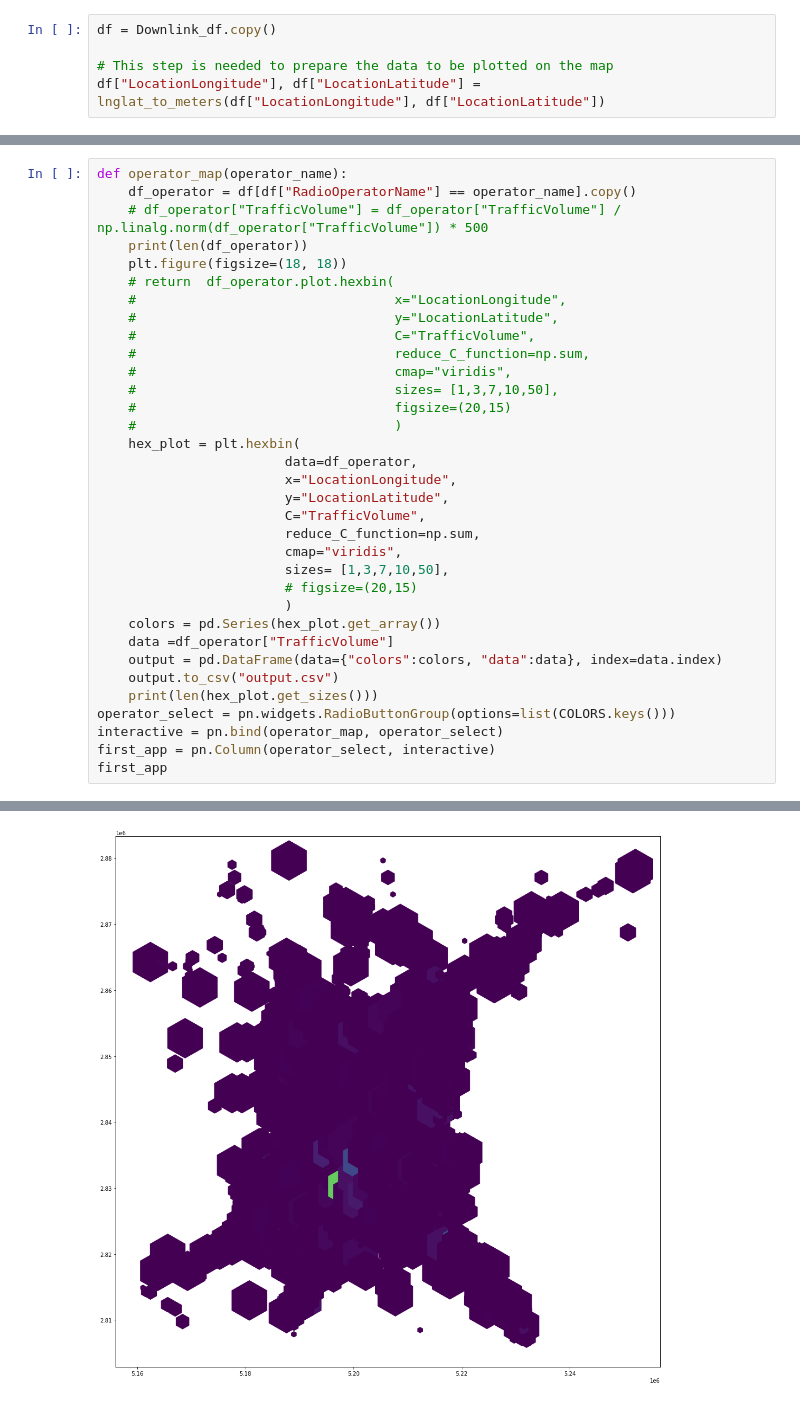
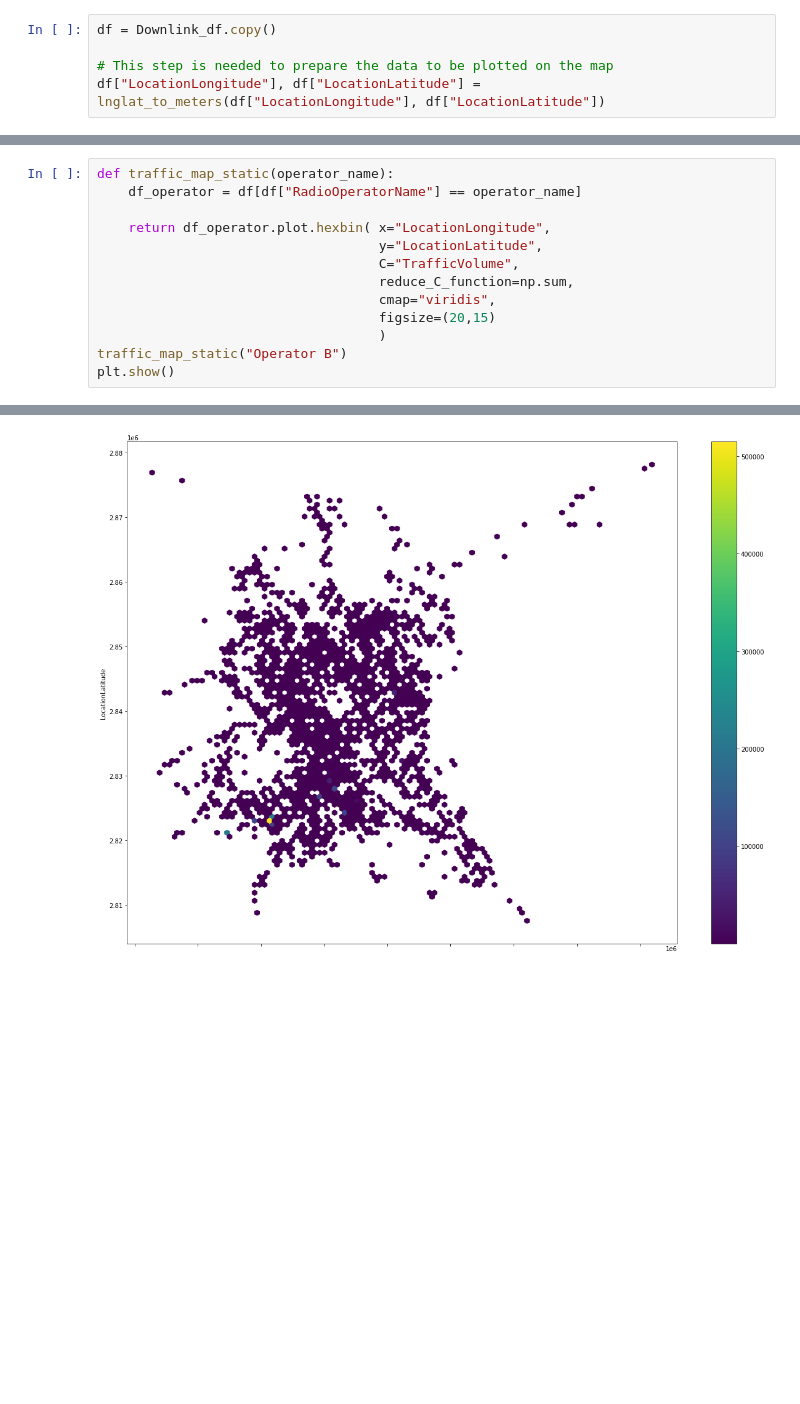
Before and after one commit to medhatfawzy/AI-Telecom, a Jupyter notebook: 2.Traffic_Volume.ipynb, the cells around one changed output, grey strips where cells are left out. Drawn from its saved outputs; the diff is of its cells as text; blank space fills up the shorter version.

```diff
--- a/2.Traffic_Volume.ipynb
+++ b/2.Traffic_Volume.ipynb
@@ -408,35 +432,14 @@ BokehModel(combine_events=True, render_bundle={'docs_json': {'b9aa3d9c-be86-45bb
 # %%
-def operator_map(operator_name):
-    df_operator = df[df["RadioOperatorName"] == operator_name].copy()
-    # df_operator["TrafficVolume"] = df_operator["TrafficVolume"] / np.linalg.norm(df_operator["TrafficVolume"]) * 500
-    print(len(df_operator))
-    plt.figure(figsize=(18, 18))
-    # return  df_operator.plot.hexbin(
-    #                                 x="LocationLongitude",
-    #                                 y="LocationLatitude",
-    #                                 C="TrafficVolume",
-    #                                 reduce_C_function=np.sum,
-    #                                 cmap="viridis",
-    #                                 sizes= [1,3,7,10,50],
-    #                                 figsize=(20,15)
-    #                                 )
-    hex_plot = plt.hexbin(
-                        data=df_operator,
-                        x="LocationLongitude",
-                        y="LocationLatitude",
-                        C="TrafficVolume",
-                        reduce_C_function=np.sum,
-                        cmap="viridis",
-                        sizes= [1,3,7,10,50],
-                        # figsize=(20,15)
-                        )
-    colors = pd.Series(hex_plot.get_array())
-    data =df_operator["TrafficVolume"]
-    output = pd.DataFrame(data={"colors":colors, "data":data}, index=data.index)
-    output.to_csv("output.csv")
-    print(len(hex_plot.get_sizes()))
-operator_select = pn.widgets.RadioButtonGroup(options=list(COLORS.keys()))
-interactive = pn.bind(operator_map, operator_select)
-first_app = pn.Column(operator_select, interactive)
-first_app
+def traffic_map_static(operator_name):
+    df_operator = df[df["RadioOperatorName"] == operator_name]
+
+    return df_operator.plot.hexbin( x="LocationLongitude",
+                                    y="LocationLatitude",
+                                    C="TrafficVolume",
+                                    reduce_C_function=np.sum,
+                                    cmap="viridis",
+                                    figsize=(20,15)
+                                    )
+traffic_map_static("Operator B")
+plt.show()
 # %% [output]
@@ -446 +446 @@ BokehModel(combine_events=True, render_bundle={'docs_json': {'a750ba47-3f03-4c07
-[figure, old version]
+[figure, new version]
```
Also changed, not shown: parts of 18 cells of this notebook, 2 other files.
